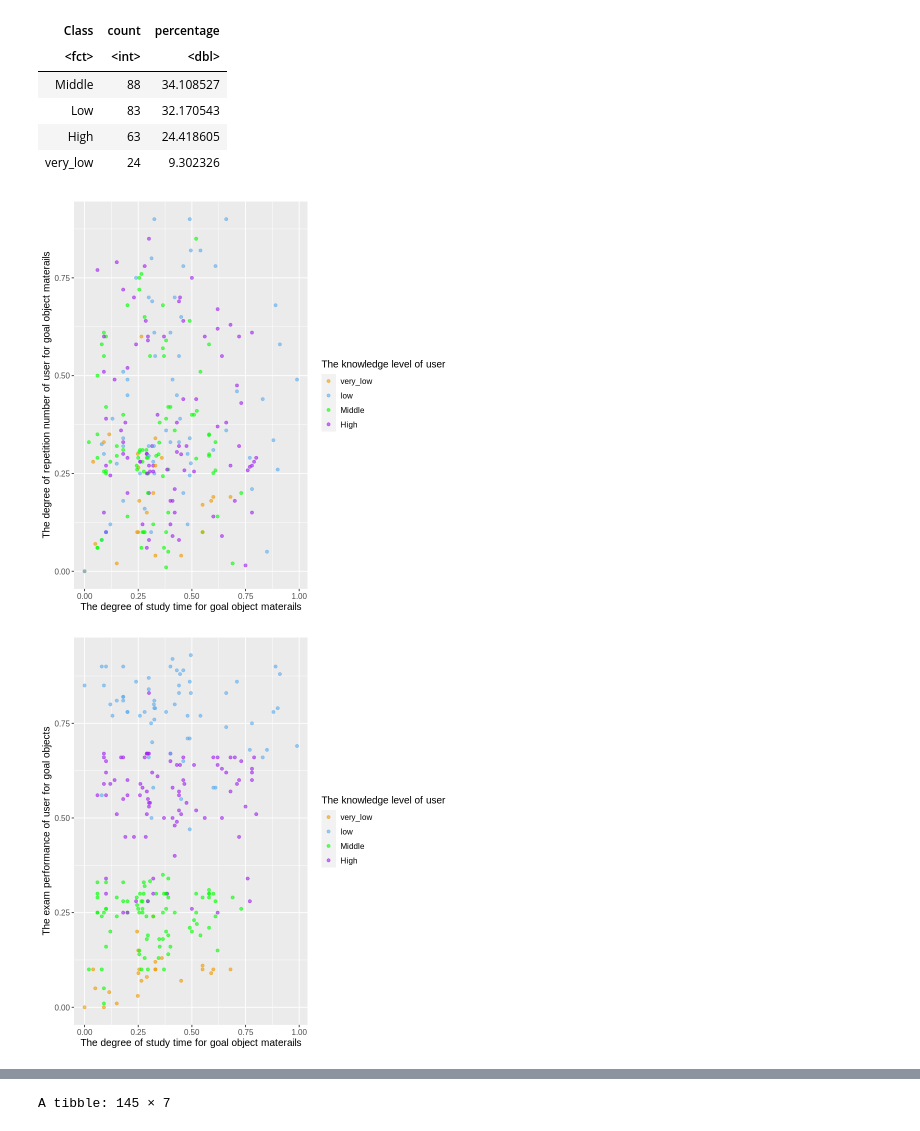
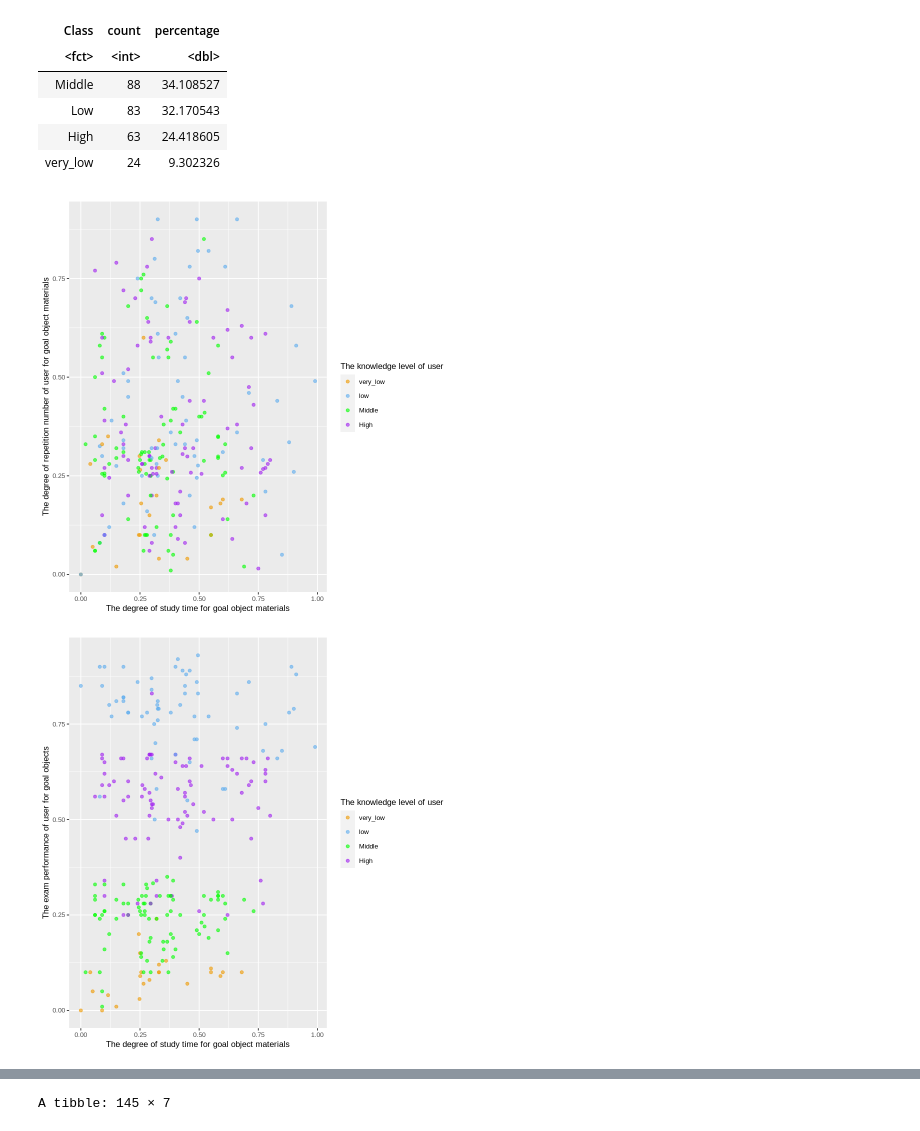
Before and after one commit to YitongZhang01/User-Knowledg-Level-Modelling-and-Analysis, a Jupyter notebook: group_project.ipynb, the cells around one changed output, grey strips where cells are left out. Drawn from its saved outputs; the diff is of its cells as text; code cells hidden in the pictures.

```diff
--- a/group_project.ipynb
+++ b/group_project.ipynb
@@ -51,30 +51,30 @@ A tibble: 4 × 3
 # %%
 #scatter plot to visualize
 perim_concav <- train %>%
   ggplot(aes(x = STG, y = SCG, color = Class)) +
   geom_point(alpha = 0.6) +
-  labs(x = "The degree of study time for goal object materails",
-       y = "The degree of repetition number of user for goal object materails",
+  labs(x = "The degree of study time for goal object materials",
+       y = "The degree of repetition number of user for goal object materials",
        color = "The knowledge level of user") +
   scale_color_manual(labels = c("very_low","low", "Middle","High"),
                      values = c("orange2", "steelblue2","green","purple")) +
-  theme(text = element_text(size = 12))
+  theme(text = element_text(size = 10))
 perim_concav
 # %% [output]
-[figure, old version]
+[figure, new version]
 # %%
 perim_concav_2 <- train %>%
   ggplot(aes(x = STG, y = PEG, color = Class)) +
   geom_point(alpha = 0.6) +
-  labs(x = "The degree of study time for goal object materails",
+  labs(x = "The degree of study time for goal object materials",
        y = "The exam performance of user for goal objects",
        color = "The knowledge level of user") +
   scale_color_manual(labels = c("very_low","low", "Middle","High"),
                      values = c("orange2", "steelblue2","green","purple")) +
-  theme(text = element_text(size = 12))
+  theme(text = element_text(size = 10))
 perim_concav_2
 # %% [output]
-[figure, old version]
+[figure, new version]
 # %%
 perim_concav_3 <- train %>%
   ggplot(aes( x= STR, y = LPR, color = Class)) +
```
Also changed, not shown: parts of 2 cells of this notebook, 1 other file.
